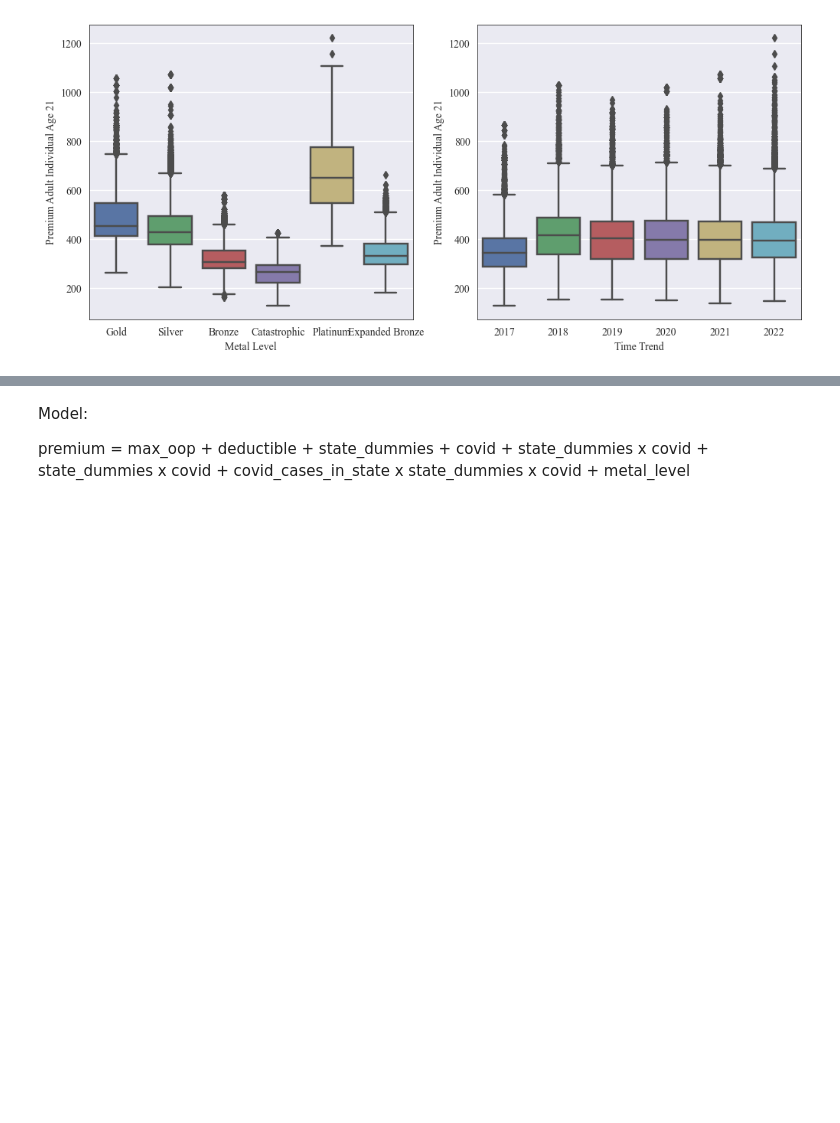
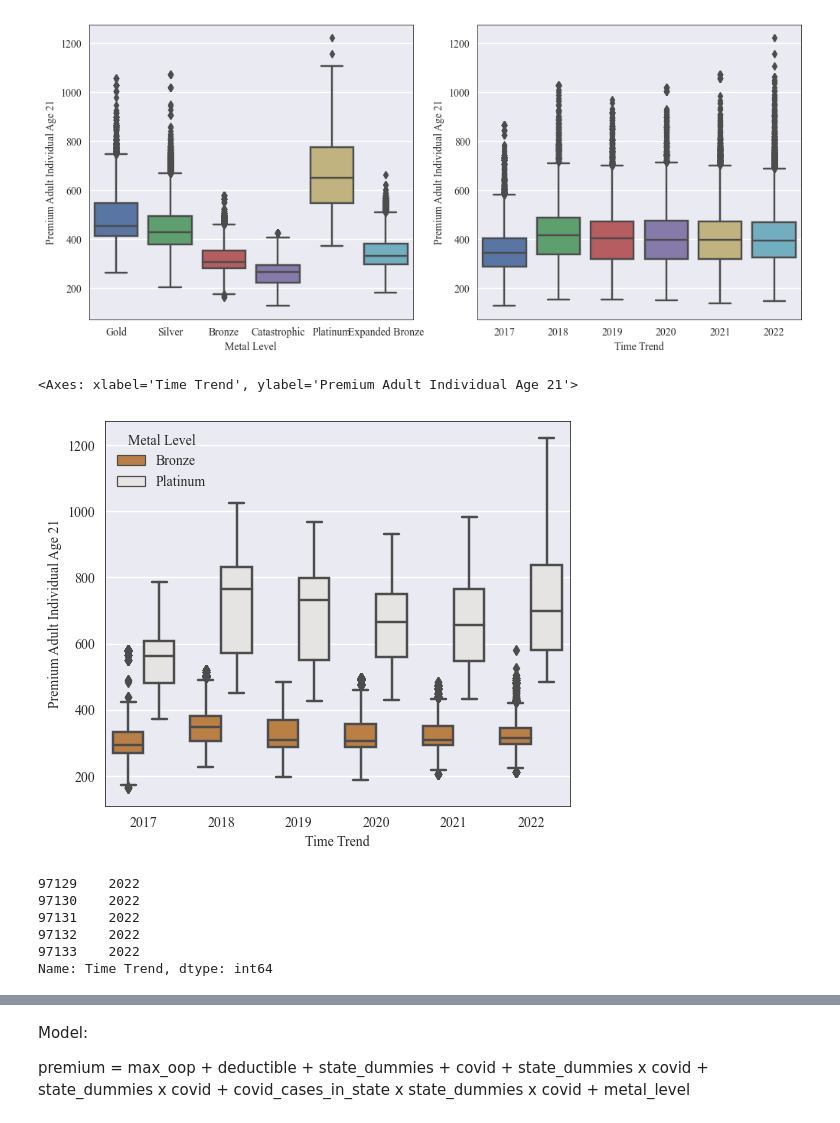
Before and after one commit to samaypanwar/HEALTH-ECONS, a Jupyter notebook: group_project/EDA.ipynb, the cells around one changed output, grey strips where cells are left out. Drawn from its saved outputs; the diff is of its cells as text; code cells hidden in the pictures; blank space fills up the shorter version.

Commit message:
ADD: plots

```diff
--- a/group_project/EDA.ipynb
+++ b/group_project/EDA.ipynb
@@ -150,3 +148,18 @@ sns.boxplot(y = df_premiums['Premium Adult Individual Age 21'], x = df_premiums[
 # %% [output]
 <Axes: xlabel='Time Trend', ylabel='Premium Adult Individual Age 21'>
 [figure]
+# %%
+fig, ax = plt.subplots(nrows = 1, ncols = 1, figsize = (6, 5))
+sns.boxplot(data = df_premiums[df_premiums['Metal Level'].isin(['Platinum', 'Bronze'])], y = 'Premium Adult Individual Age 21', x = 'Time Trend', ax=ax, hue = 'Metal Level', palette = ['#CD7F32', '#e5e4e2'])
+# %% [output]
+<Axes: xlabel='Time Trend', ylabel='Premium Adult Individual Age 21'>
+[figure, added]
+# %%
+df_premiums['Time Trend'].tail()
+# %% [output]
+97129    2022
+97130    2022
+97131    2022
+97132    2022
+97133    2022
+Name: Time Trend, dtype: int64
```
Also changed, not shown: parts of 19 cells of this notebook, 7 other files.
